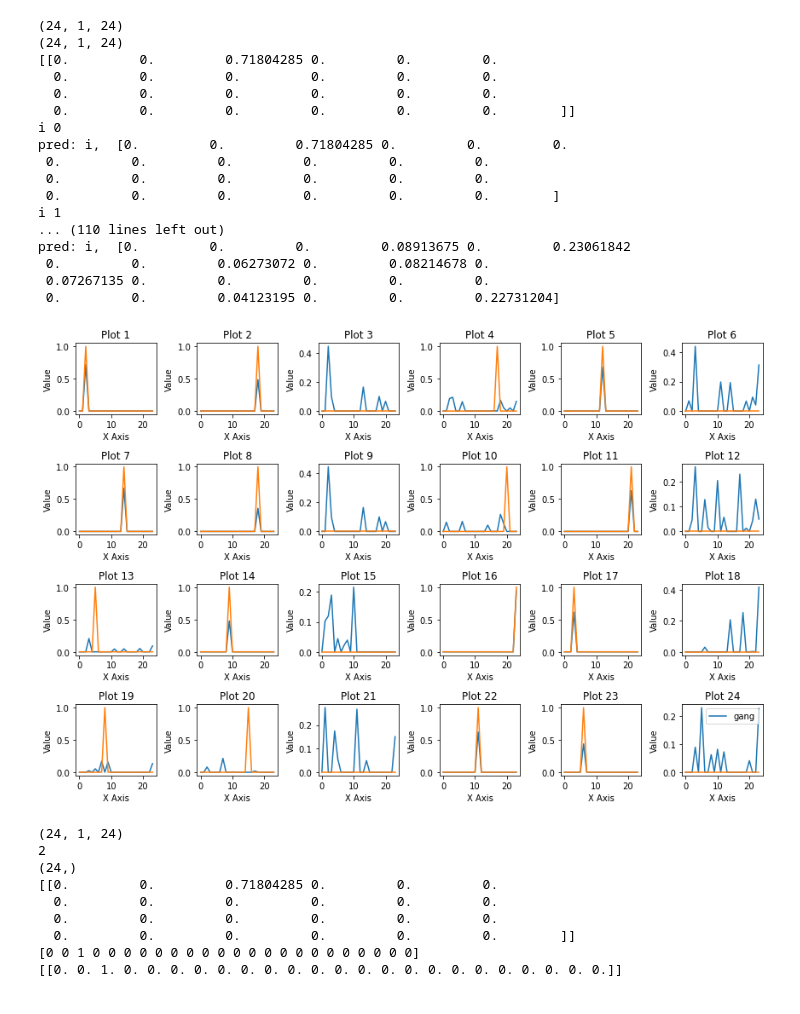
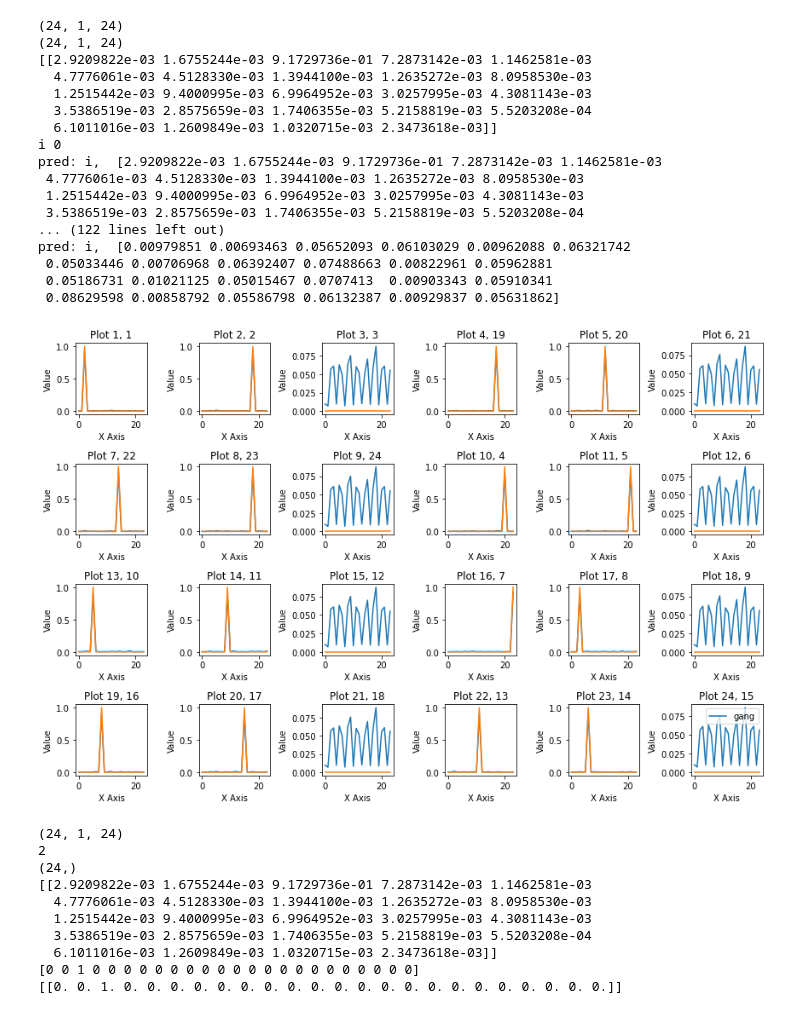
Before and after one commit to Altibertalt/thesis_model, a Jupyter notebook: modelling_version2.ipynb, the cells around one changed output. Drawn from its saved outputs; the diff is of its cells as text; code cells hidden in the pictures.

Commit message:
great actual model

```diff
--- a/modelling_version2.ipynb
+++ b/modelling_version2.ipynb
@@ -90,13 +94,13 @@ print(X_train.shape, y_train.shape, X_test.shape, y_test.shape)
  [0. 0. 0. 0. 0. 0. 0. 0. 0. 0. 0. 0. 0. 0. 0. 0. 0. 1. 0. 0. 0. 0. 0. 0.]]
 (576, 1, 24) (576, 1, 24) (24, 1, 24) (24, 1, 24)
 # %%
-def build_network(learning_rate: float = 0.003):
+def build_network(learning_rate: float = 0.001):
       model = tf.keras.Sequential()
       model.add(tf.keras.Input(shape=(1,24)))
       model.add(tf.keras.layers.SimpleRNN(units=64, return_sequences = True, activation = "tanh"))
       #model.add(tf.keras.layers.GRU(units=64, return_sequences = True, activation = "tanh"))
       #model.add(tf.keras.layers.TimeDistributed(tf.keras.layers.Dense(units=24, activation="softmax")))  # Output shape should match the number of features
-      model.add(tf.keras.layers.Dense(units=24, activation = "relu"))
+      model.add(tf.keras.layers.Dense(units=24, activation = "softmax"))
       loss = tf.keras.losses.CategoricalCrossentropy()
       model.compile(optimizer = \
          tf.keras.optimizers.Adam(learning_rate = learning_rate), loss = loss, metrics = ["accuracy"])
@@ -168,46 +172,46 @@ _________________________________________________________________
 # %%
 pred = model.predict(X_test)
 print(pred.shape)
 print(y_test.shape)
 
 print(pred[0])
 
 # Create 24 subplots
 fig, axes = plt.subplots(4, 6, figsize=(12, 8))
 
 for i, ax in enumerate(axes.flatten()):
     print("i", i)
     #ax.plot(pred[i, 0, :])
     ax.plot(pred[i, 0, :], label="gang")
     print("pred: i, ", pred[i][0])
     ax.plot(y_test[i, 0, :])
     #ax.plot(y_test[i])
     ax.set_xlabel('X Axis')
     ax.set_ylabel('Value')
-    ax.set_title(f'Plot {i+1}')
+    ax.set_title(f'Plot {i+1}, {real_y[i]}')
 
 plt.tight_layout()
 plt.legend()
 plt.show()
 # %% [output]
 (24, 1, 24)
 (24, 1, 24)
-[[0.         0.         0.71804285 0.         0.         0.
-  0.         0.         0.         0.         0.         0.
-  0.         0.         0.         0.         0.         0.
-  0.         0.         0.         0.         0.         0.        ]]
+[[2.9209822e-03 1.6755244e-03 9.1729736e-01 7.2873142e-03 1.1462581e-03
+  4.7776061e-03 4.5128330e-03 1.3944100e-03 1.2635272e-03 8.0958530e-03
+  1.2515442e-03 9.4000995e-03 6.9964952e-03 3.0257995e-03 4.3081143e-03
+  3.5386519e-03 2.8575659e-03 1.7406355e-03 5.2158819e-03 5.5203208e-04
+  6.1011016e-03 1.2609849e-03 1.0320715e-03 2.3473618e-03]]
 i 0
-pred: i,  [0.         0.         0.71804285 0.         0.         0.
- 0.         0.         0.         0.         0.         0.
- 0.         0.         0.         0.         0.         0.
- 0.         0.         0.         0.         0.         0.        ]
-i 1
-... (110 lines left out)
-pred: i,  [0.         0.         0.         0.08913675 0.         0.23061842
- 0.         0.         0.06273072 0.         0.08214678 0.
- 0.07267135 0.         0.         0.         0.         0.
- 0.         0.         0.04123195 0.         0.         0.22731204]
+pred: i,  [2.9209822e-03 1.6755244e-03 9.1729736e-01 7.2873142e-03 1.1462581e-03
+ 4.7776061e-03 4.5128330e-03 1.3944100e-03 1.2635272e-03 8.0958530e-03
+ 1.2515442e-03 9.4000995e-03 6.9964952e-03 3.0257995e-03 4.3081143e-03
+ 3.5386519e-03 2.8575659e-03 1.7406355e-03 5.2158819e-03 5.5203208e-04
+... (122 lines left out)
+pred: i,  [0.00979851 0.00693463 0.05652093 0.06103029 0.00962088 0.06321742
+ 0.05033446 0.00706968 0.06392407 0.07488663 0.00822961 0.05962881
+ 0.05186731 0.01021125 0.05015467 0.0707413  0.00903343 0.05910341
+ 0.08629598 0.00858792 0.05586798 0.06132387 0.00929837 0.05631862]
-[figure, old version]
+[figure, new version]
 # %%
 # Generate a random 3D array for demonstration
 preds = model.predict(X_test)
@@ -230,9 +234,10 @@ print(y_test[0])
 (24, 1, 24)
 2
 (24,)
-[[0.         0.         0.71804285 0.         0.         0.
-  0.         0.         0.         0.         0.         0.
-  0.         0.         0.         0.         0.         0.
-  0.         0.         0.         0.         0.         0.        ]]
+[[2.9209822e-03 1.6755244e-03 9.1729736e-01 7.2873142e-03 1.1462581e-03
+  4.7776061e-03 4.5128330e-03 1.3944100e-03 1.2635272e-03 8.0958530e-03
+  1.2515442e-03 9.4000995e-03 6.9964952e-03 3.0257995e-03 4.3081143e-03
+  3.5386519e-03 2.8575659e-03 1.7406355e-03 5.2158819e-03 5.5203208e-04
+  6.1011016e-03 1.2609849e-03 1.0320715e-03 2.3473618e-03]]
 [0 0 1 0 0 0 0 0 0 0 0 0 0 0 0 0 0 0 0 0 0 0 0 0]
 [[0. 0. 1. 0. 0. 0. 0. 0. 0. 0. 0. 0. 0. 0. 0. 0. 0. 0. 0. 0. 0. 0. 0. 0.]]
```
Also changed, not shown: parts of 2 cells of this notebook.
